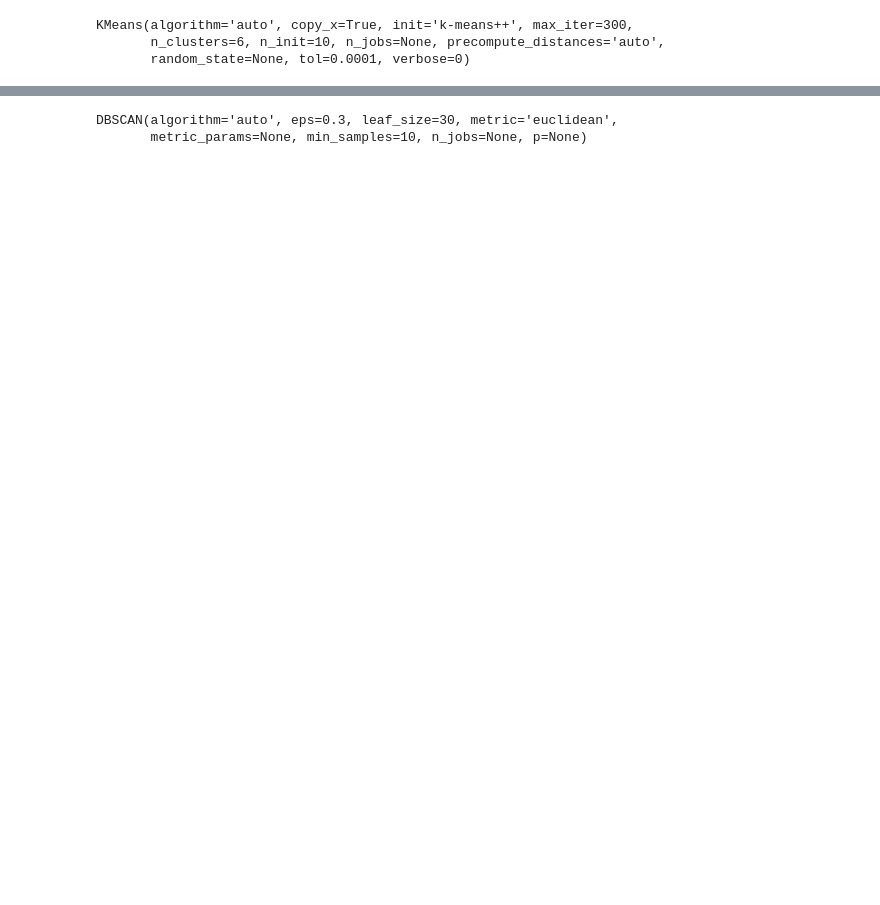
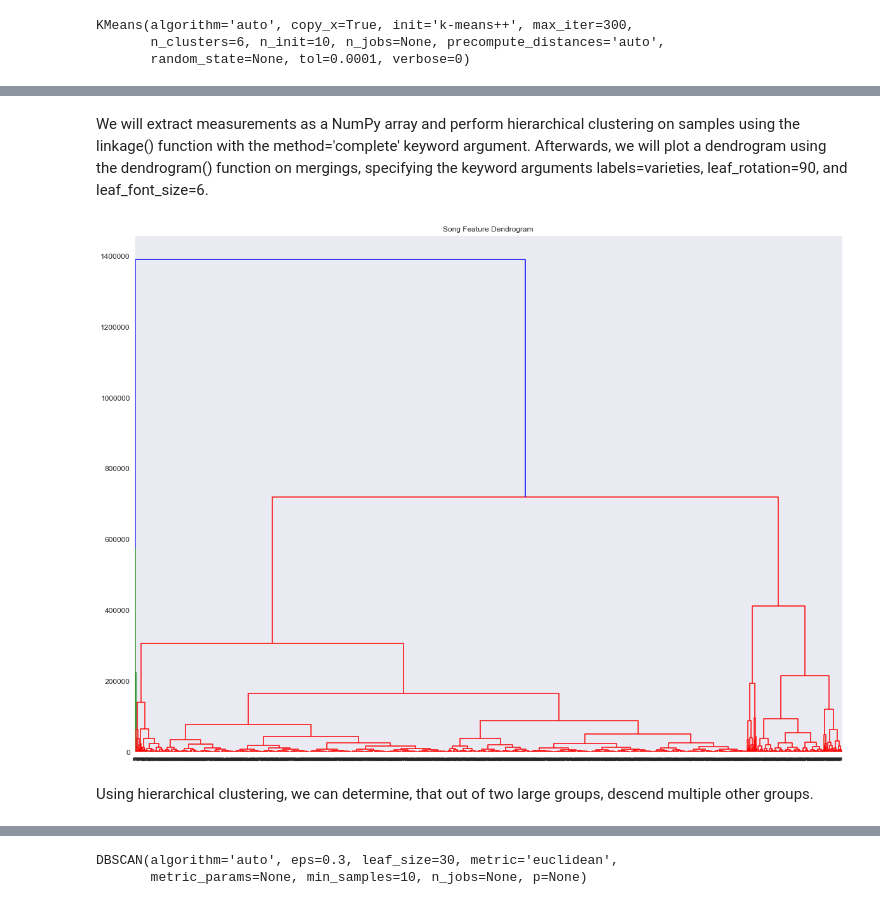
Before and after one commit to SylCard/Spotify-Emotions-Project, a Jupyter notebook: clustering_spotify_songs.ipynb, the cells around one changed output, grey strips where cells are left out. Cells and saved outputs as stored; diff of their text form; code cells hidden in the pictures; blank space fills up the shorter version.

Commit message:
Updated notebook with hierarchical clustering diagram, adjusted some of the text of the notebook. Updated playlist CSV.

```diff
--- a/clustering_spotify_songs.ipynb
+++ b/clustering_spotify_songs.ipynb
@@ -322,0 +349,8 @@ cluster = sns.lmplot(data=ts, x='x', y='y', hue='label',
+# %%
+songs_hc = songs.copy()
+songs_hc = songs_hc.drop(['added_at',
+                          'name',
+                          'artist',
+                          'id'], axis = 1)
+
+songs_hc.head()
@@ -323,2 +364,28 @@ cluster = sns.lmplot(data=ts, x='x', y='y', hue='label',
+# %% [markdown]
+We will extract measurements as a NumPy array and perform hierarchical clustering on samples using the
+linkage() function with the method='complete' keyword argument. Afterwards, we will plot a dendrogram using the dendrogram() function on mergings, specifying the keyword arguments labels=varieties, leaf_rotation=90, and leaf_font_size=6.
+# %%
+varieties = list(songs_hc.pop('popularity'))
+
+# Extract the measurements as a NumPy array
+samples = songs_hc.values
+
+mergings = linkage(samples, method='complete')
+
+plt.figure(figsize=(20, 15))
+plt.title("Song Feature Dendrogram")
+dendrogram(mergings,
+           labels = varieties,
+           distance_sort='descending',
+           show_leaf_counts=True,
+           leaf_rotation=90,
+           leaf_font_size=6,
+           )
+
+plt.show()
+# %% [output]
+[figure, added]
+# %% [markdown]
+Using hierarchical clustering, we can determine, that out of two large groups, descend multiple other groups.
 # %% [markdown]
 # Density-based spatial clustering (DBSCAN)
```
Also changed, not shown: parts of 63 cells of this notebook, 2 other files.
